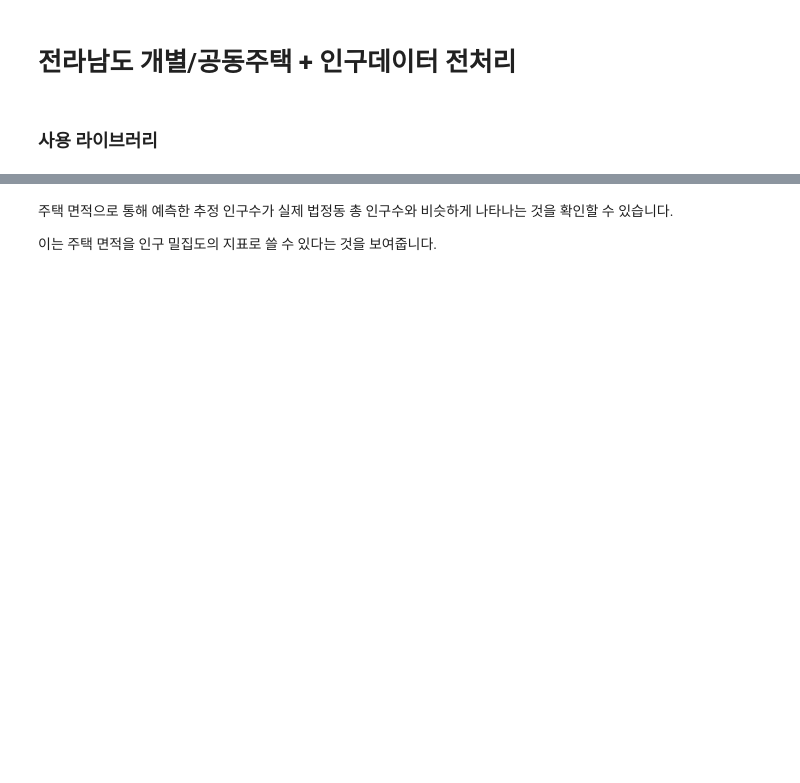
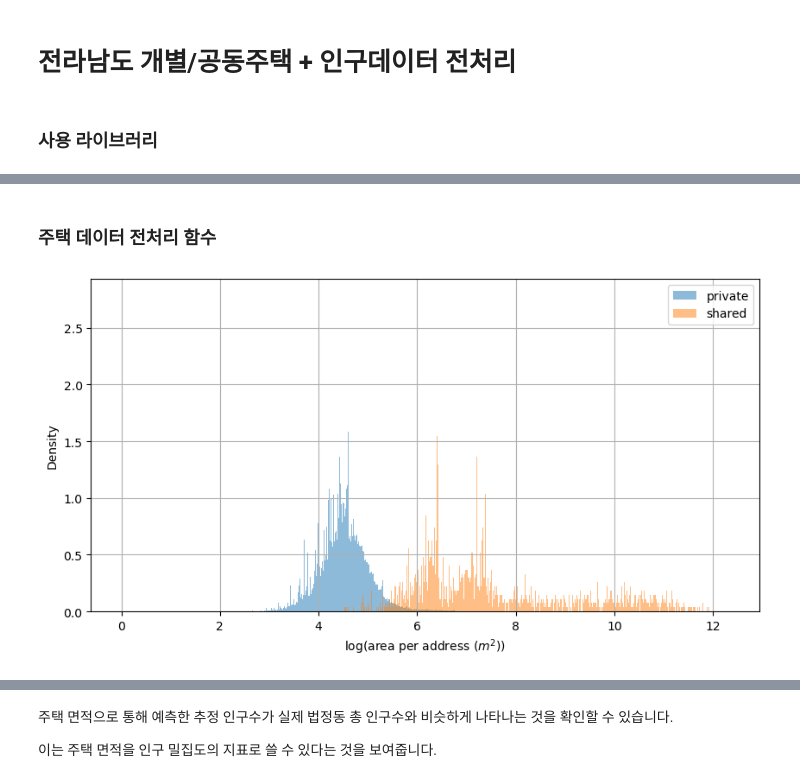
Before and after one commit to YuHan-J-Nam/Jeonnam_Banking_Desert_Analysis, a Jupyter notebook: housing_data_preprocessing.ipynb, the cells around one changed output, grey strips where cells are left out. Saved outputs shown, nothing was run; the diff lists cells and outputs as text; code cells hidden in the pictures; blank space fills up the shorter version.

```diff
--- a/housing_data_preprocessing.ipynb
+++ b/housing_data_preprocessing.ipynb
@@ -132,4 +11,0 @@ df = df.drop('지번별 연면적', axis=1)
-# %%
-# 지번별 연면적을 1인당 평균 주거면적으로 나눔
-df['지번별 추정 인구수'] = (df['지번별 연면적 합'] / 33.9)
-df[['지번별 연면적 합','지번별 추정 인구수']].describe()
@@ -199,0 +25,43 @@ df_final = df_final.dropna()
+# %% [markdown]
+### 주택 데이터 전처리 함수
+# %%
+def process_housing_data(df):
+    """데이터프레임의 '법정동명'과 '지번' 컬럼을 합쳐 '주소' 컬럼을 만들고, '지번별 연면적'을 계산하는 함수"""
+
+    # "지번" 컬럼에서 -를 기준으로 분리
+    df['지번본번'] = df['지번'].str.split('-').str[0]
+
+    # 법정동명과 지번을 합친 "주소" 컬럼을 만들어 반환
+    df['주소'] = df['법정동명'] + ' ' + df['지번']
+
+    # 지번별 총 연면적을 계산
+    try:
+        df['지번별 연면적'] = df.groupby(['주소'])['전용면적'].transform('sum')
+        df = df.drop('전용면적', axis=1)
+    except:
+        df['지번별 연면적'] = df.groupby(['주소'])['건물산정연면적'].transform('sum')
+        df = df.drop('건물산정연면적', axis=1)
+
+    # 주소가 중복되는 행을 제거
+    df = df.drop_duplicates(['주소'])
+
+    # NaN 값이 있는 행을 제거
+    df = df.dropna()
+
+    return df
+# %%
+# 데이터 프레임 정리
+df_housing_private = process_housing_data(raw_jeonnam_private)
+df_housing_shared = process_housing_data(raw_jeonnam_shared)
+# %%
+# 지번본번별 연면적 시각화, 분포 그래프로 확인
+plt.figure(figsize=(10, 5))
+plt.hist(df_housing_private['지번별 연면적'].apply(lambda x: np.log(x+1)), bins=1000, density=True, alpha=0.5, label='private')
+plt.hist(df_housing_shared['지번별 연면적'].apply(lambda x: np.log(x+1)), bins=1000, density=True, alpha=0.5, label='shared')
+plt.grid(True)
+plt.xlabel('log(area per address $(m^2)$)')
+plt.ylabel('Density')
+plt.legend()
+plt.show()
+# %% [output]
+[figure, added]
```
Also changed, not shown: parts of 46 cells of this notebook, 4 other files.
